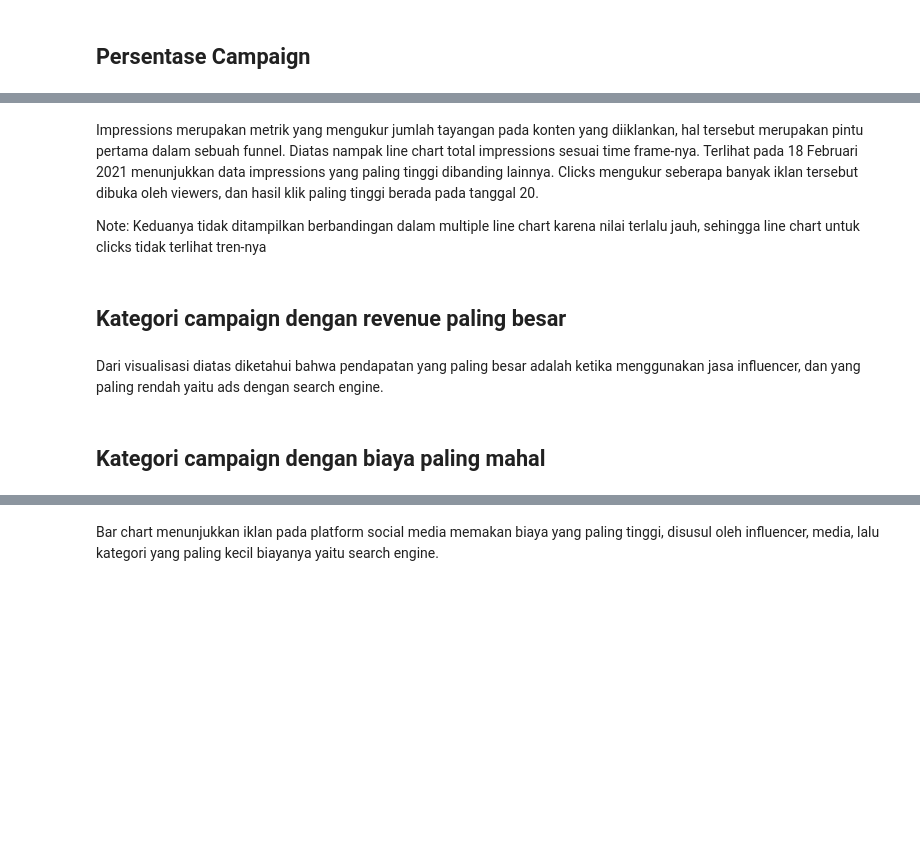
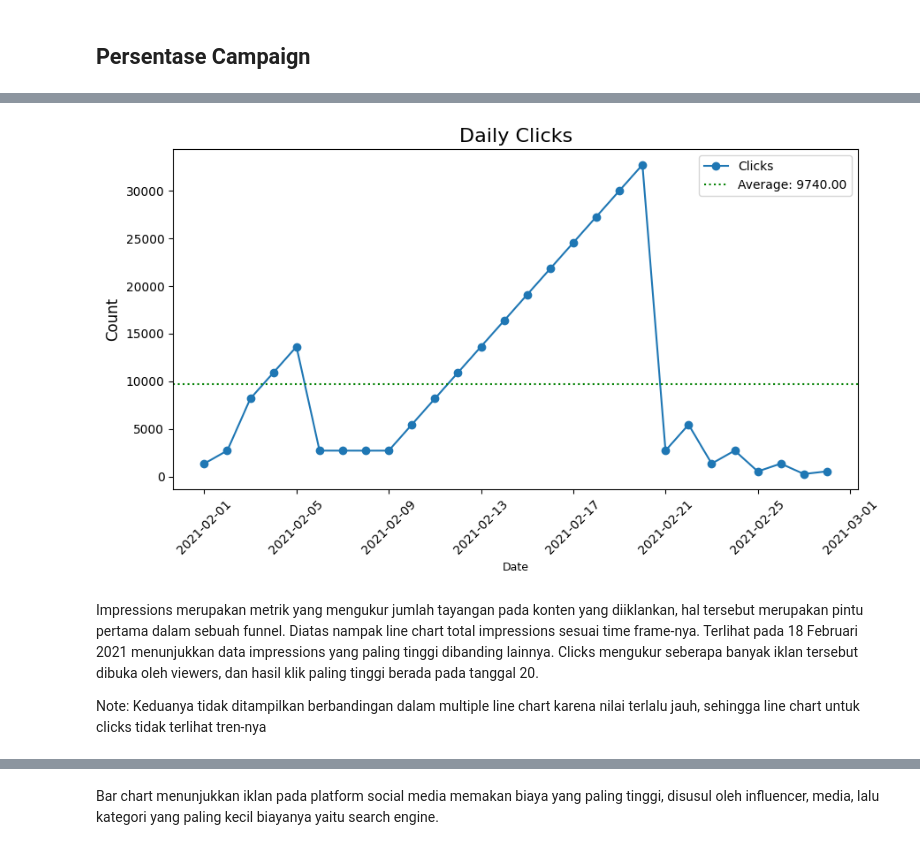
Before and after one commit to gofarros/Data-Analysis, a Jupyter notebook: Online Campaign/Notebook.ipynb, the cells around one changed output, grey strips where cells are left out. Cells and saved outputs as stored; diff of their text form; code cells hidden in the pictures; blank space fills up the shorter version.

```diff
--- a/Online Campaign/Notebook.ipynb
+++ b/Online Campaign/Notebook.ipynb
@@ -166,7 +208,23 @@ fig.show()
+# %%
+# Data prepare
+avg_click = DT['clicks'].mean()
+
+# Chart
+plt.figure(figsize=(10,5))
+plt.plot(DT['c_date'], DT['clicks'], marker='o', label='Clicks')
+
+plt.axhline(y=avg_click, color='green', linestyle=':', label=f'Average: {avg_click:.2f}')
+plt.title('Daily Clicks', fontsize=16)
+plt.xlabel('Date', fontsize=9)
+plt.ylabel('Count', fontsize=12)
+plt.legend()
+
+plt.xticks(rotation=45)
+plt.show()
+# %% [output]
+[figure, added]
 # %% [markdown]
 Impressions merupakan metrik yang mengukur jumlah tayangan pada konten yang diiklankan, hal tersebut merupakan pintu pertama dalam sebuah funnel. Diatas nampak line chart total impressions sesuai time frame-nya. Terlihat pada 18 Februari 2021 menunjukkan data impressions yang paling tinggi dibanding lainnya.
 Clicks mengukur seberapa banyak iklan tersebut dibuka oleh viewers, dan hasil klik paling tinggi berada pada tanggal 20.
 
 Note: Keduanya tidak ditampilkan berbandingan dalam multiple line chart karena nilai terlalu jauh, sehingga line chart untuk clicks tidak terlihat tren-nya
-# %% [markdown]
-## Kategori campaign dengan revenue paling besar
@@ -179,4 +230,0 @@ fig.show()
-# %% [markdown]
-Dari visualisasi diatas diketahui bahwa pendapatan yang paling besar adalah ketika menggunakan jasa influencer, dan yang paling rendah yaitu ads dengan search engine.
-# %% [markdown]
-## Kategori campaign dengan biaya paling mahal
```
Also changed, not shown: parts of 46 cells of this notebook, 1 other file.
